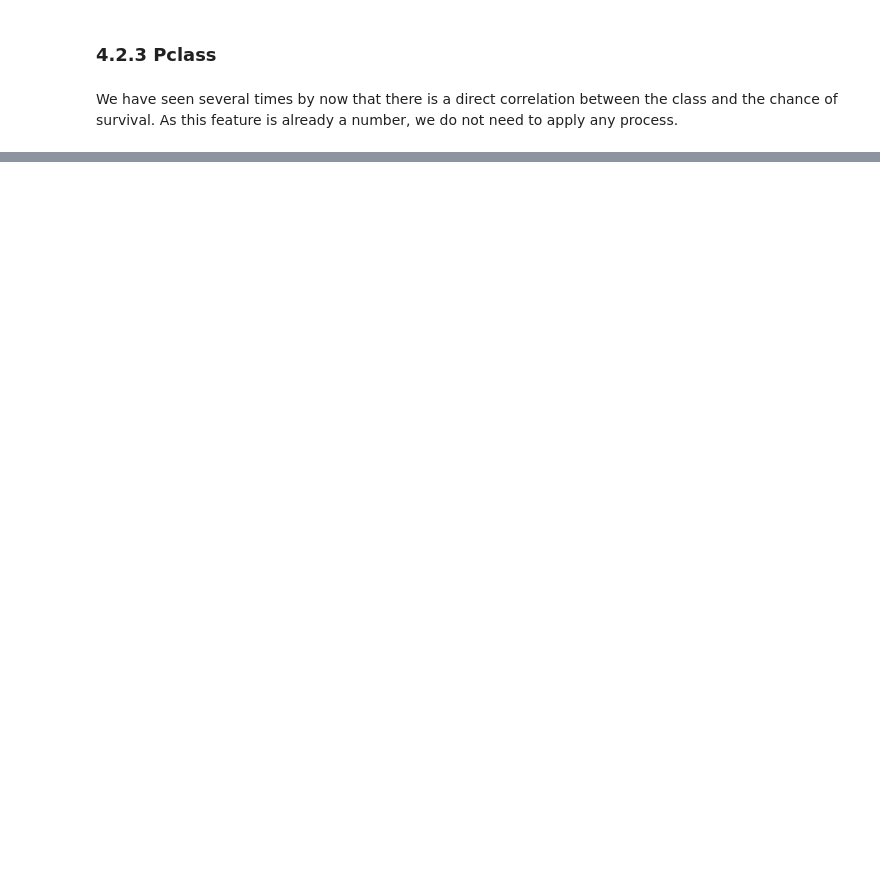
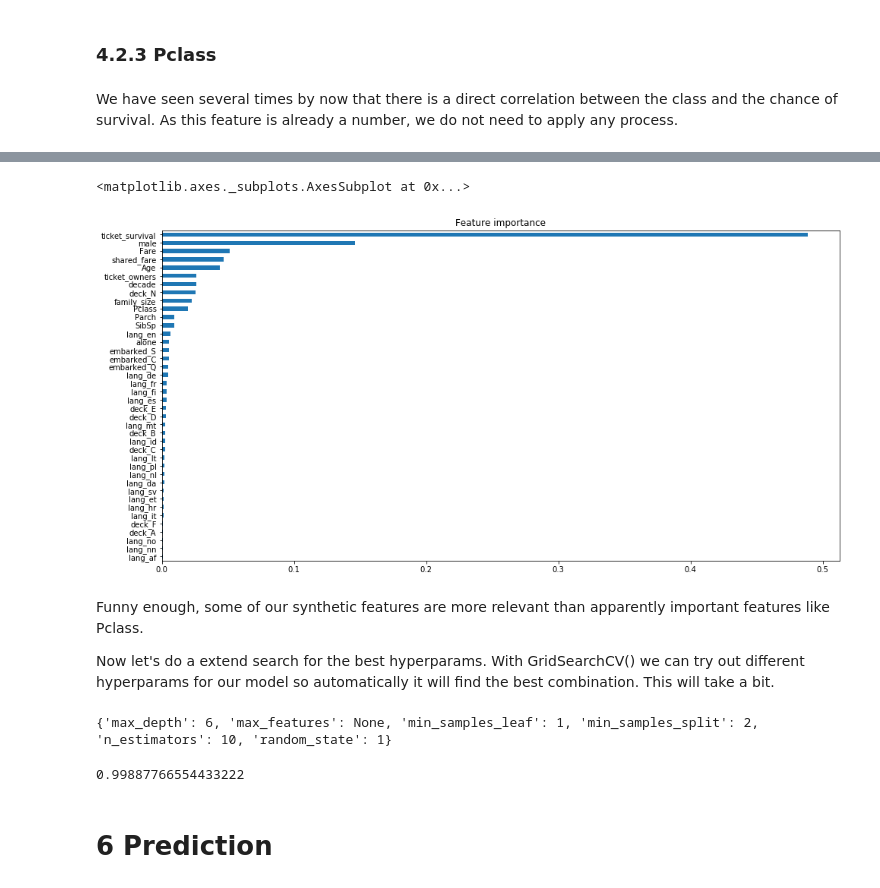
Before and after one commit to liopic/kaggle-notebooks, a Jupyter notebook: titanic/feature_engineering.ipynb, the cells around one changed output, grey strips where cells are left out. Cells and saved outputs as stored; diff of their text form; code cells hidden in the pictures; blank space fills up the shorter version.

```diff
--- a/titanic/feature_engineering.ipynb
+++ b/titanic/feature_engineering.ipynb
@@ -566,0 +577,5 @@ df[['lang_group','lang','Survived','Name']].groupby(['lang_group','lang']).count
+# %%
+df = pd.concat([df, pd.get_dummies(df['lang'], prefix='lang')], axis=1)
+
+langs = df['lang'].unique()
+useful.extend(['lang_{}'.format(x) for x in langs])
@@ -566,0 +586,4 @@ df[['lang_group','lang','Survived','Name']].groupby(['lang_group','lang']).count
+# %%
+train = df[df['Survived'].notnull()]
+train_X = train[useful]
+train_y = train['Survived']
@@ -566,0 +592,57 @@ df[['lang_group','lang','Survived','Name']].groupby(['lang_group','lang']).count
+# %%
+from sklearn.ensemble import RandomForestClassifier
+clf = RandomForestClassifier(n_estimators=50, random_state=1)
+clf = clf.fit(train_X, train_y)
+# %%
+importances = pd.DataFrame(clf.feature_importances_, index=train_X.columns, columns=['importance']).sort_values(by='importance')
+importances.tail(40).plot.barh(figsize=(16,8), legend=None, title='Feature importance')
+# %% [output]
+<matplotlib.axes._subplots.AxesSubplot at 0x...>
+[figure, added]
+# %% [markdown]
+Funny enough, some of our synthetic features are more relevant than apparently important features like Pclass.
+
+Now let's do a extend search for the best hyperparams. With GridSearchCV() we can try out different hyperparams for our model so automatically it will find the best combination. This will take a bit.
+# %%
+from sklearn.model_selection import GridSearchCV
+
+search=True #Set to True or False to search all combinations or use previous results
+if search:
+    parameter_grid = {
+        'max_depth' : [4, 6, 8, 10, None],
+        'n_estimators': [10, 30, 50, 70, 90],
+        'max_features': ['sqrt', 'log2', None],
+        'min_samples_split': [2, 4, 6, 8, 10],
+        'min_samples_leaf': [1, 2, 3],
+        'random_state': [1]
+    }
+    forest = RandomForestClassifier()
+    gs = GridSearchCV(
+        forest,
+        scoring='accuracy',
+        param_grid=parameter_grid,
+        cv=2,
+        n_jobs=-1)
+    gs.fit(train_X, train_y)
+    params = gs.best_params_
+    print(params)
+else:
+    params = {
+        'max_depth': 6,
+        'max_features': 'auto',
+        'min_samples_leaf': 1,
+        'min_samples_split': 10,
+        'n_estimators': 30,
+        'random_state': 1
+    }
+# %% [output]
+{'max_depth': 6, 'max_features': None, 'min_samples_leaf': 1, 'min_samples_split': 2, 'n_estimators': 10, 'random_state': 1}
+# %%
+# Use the params to get a score with the training set
+clf = RandomForestClassifier(**params)
+clf = clf.fit(train_X, train_y)
+clf.score(train_X, train_y)
+# %% [output]
+0.99887766554433222
+# %% [markdown]
+# 6 Prediction
```
Also changed, not shown: parts of 68 cells of this notebook.
